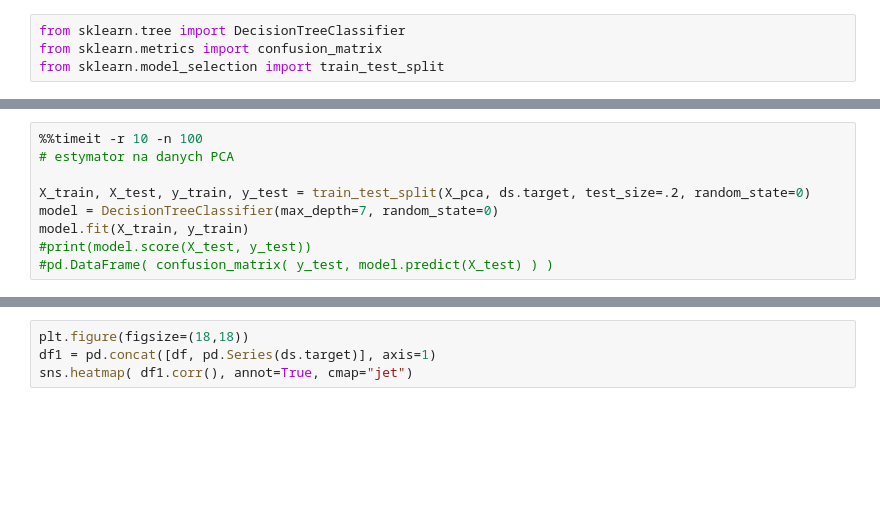
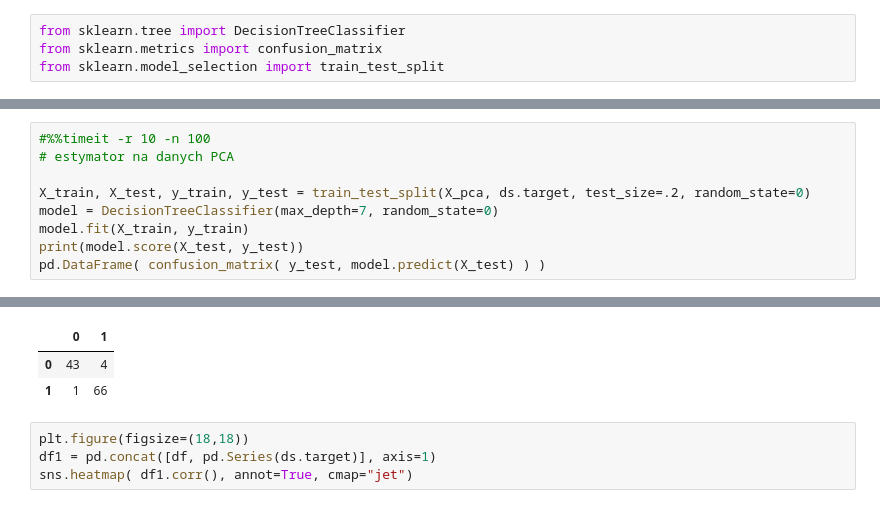
Before and after one commit to pad1903alx/kursalx, a Jupyter notebook: Dzien09/03-pca.ipynb, the cells around one changed output, grey strips where cells are left out. Cells and saved outputs as stored; diff of their text form; blank space fills up the shorter version.

```diff
--- a/Dzien09/03-pca.ipynb
+++ b/Dzien09/03-pca.ipynb
@@ -71,10 +71,10 @@ model.fit(X_train, y_train)
 # %%
-%%timeit -r 10 -n 100
+#%%timeit -r 10 -n 100
 # estymator na danych PCA
 
 X_train, X_test, y_train, y_test = train_test_split(X_pca, ds.target, test_size=.2, random_state=0)
 model = DecisionTreeClassifier(max_depth=7, random_state=0)
 model.fit(X_train, y_train)
-#print(model.score(X_test, y_test))
-#pd.DataFrame( confusion_matrix( y_test, model.predict(X_test) ) )
+print(model.score(X_test, y_test))
+pd.DataFrame( confusion_matrix( y_test, model.predict(X_test) ) )
 # %% [output]
@@ -82,3 +82,6 @@ model.fit(X_train, y_train)
+|  | 0 | 1 |
+| 0 | 43 | 4 |
+| 1 | 1 | 66 |
 # %%
 plt.figure(figsize=(18,18))
 df1 = pd.concat([df, pd.Series(ds.target)], axis=1)
```
Also changed, not shown: parts of 11 cells of this notebook, 1 other file.
